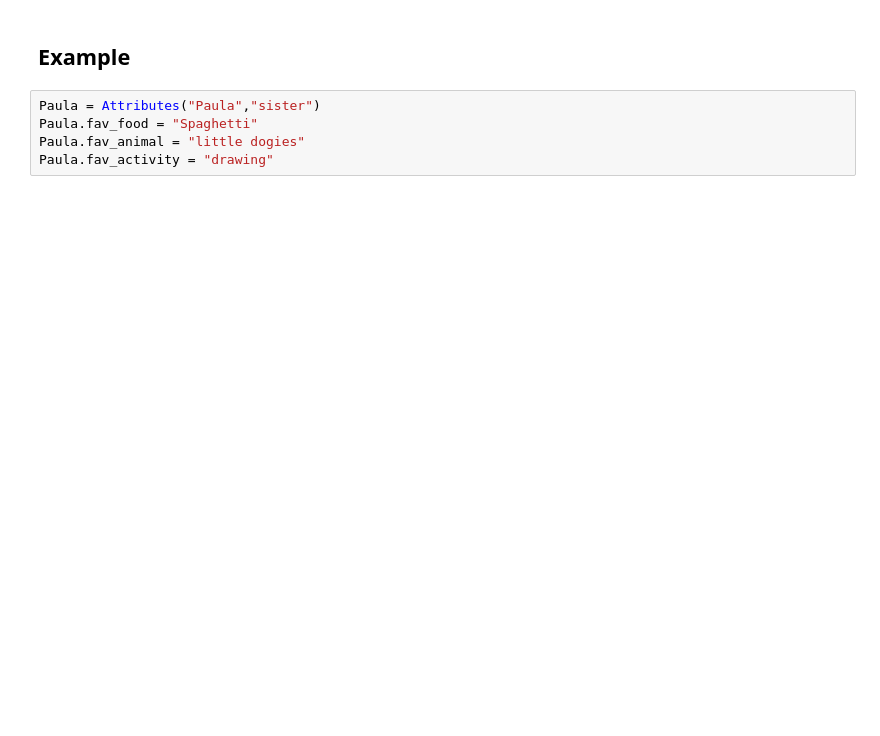
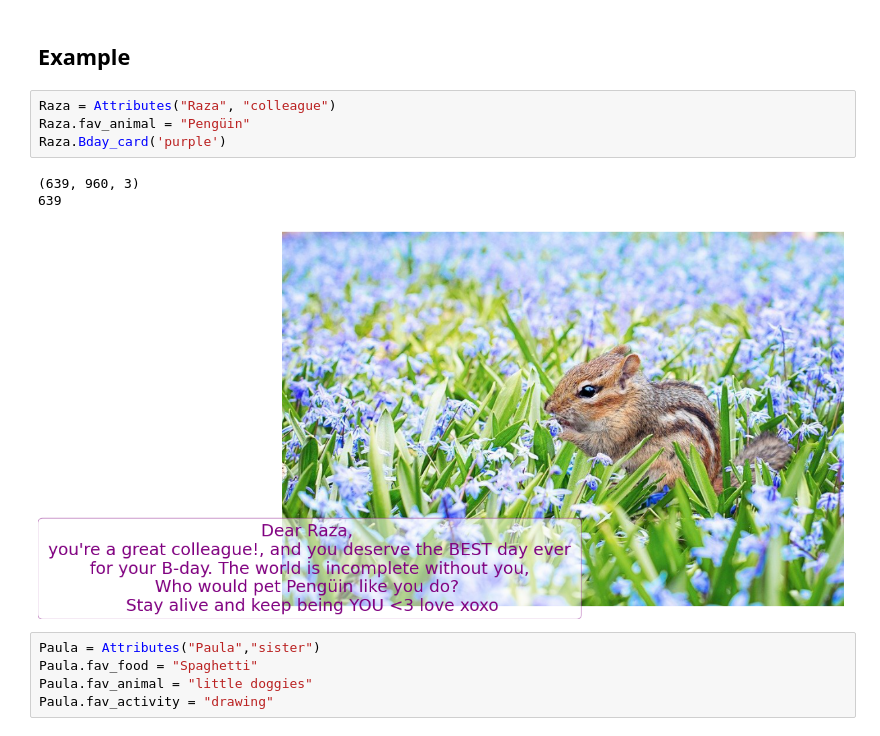
Before and after one commit to binodbhttr/Happy-Random-Birthday, a Jupyter notebook: HB-generator.ipynb, the cells around one changed output. Cells and saved outputs as stored; diff of their text form; blank space fills up the shorter version.

```diff
--- a/HB-generator.ipynb
+++ b/HB-generator.ipynb
@@ -105,9 +120,17 @@ class Attributes(Person):
 # %% [markdown]
 ## Example
+# %%
+Raza = Attributes("Raza", "colleague")
+Raza.fav_animal = "Pengüin"
+Raza.Bday_card('purple')
+# %% [output]
+(639, 960, 3)
+639
+[figure, added]
 # %%
 Paula = Attributes("Paula","sister")
 Paula.fav_food = "Spaghetti"
-Paula.fav_animal = "little dogies"
+Paula.fav_animal = "little doggies"
 Paula.fav_activity = "drawing"
 # %%
 Paula.Bday_text()
```
Also changed, not shown: parts of 3 cells of this notebook.
